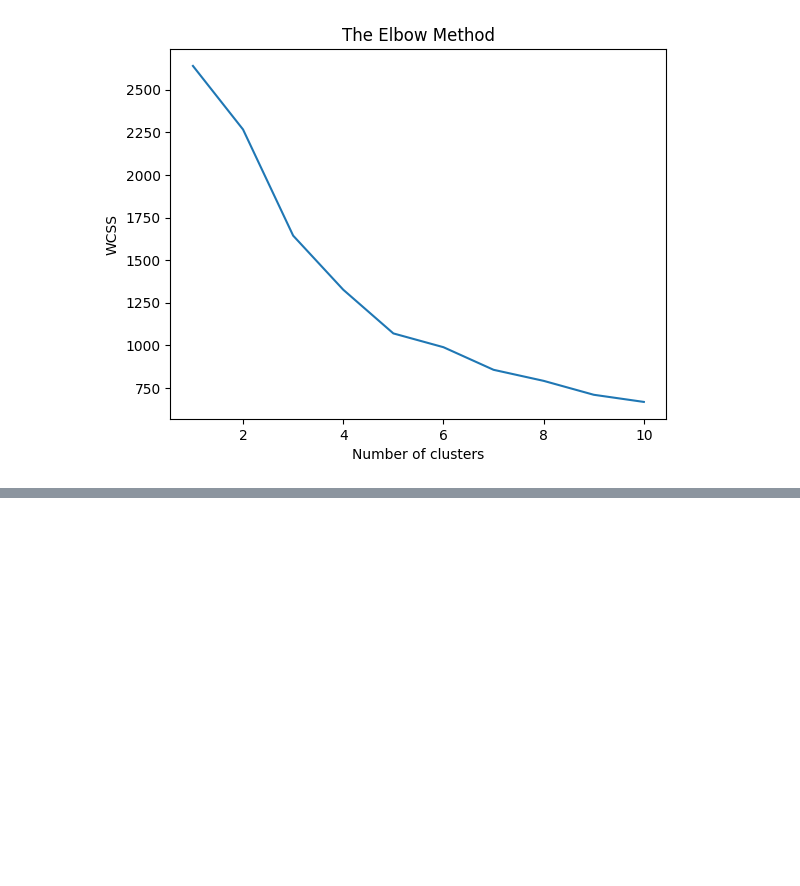
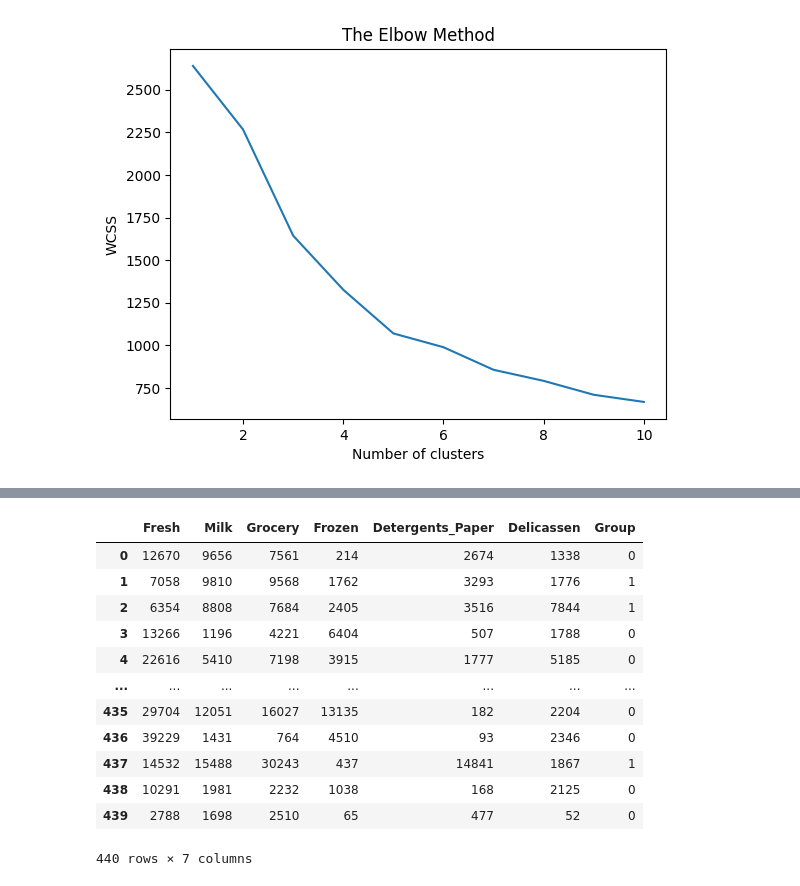
Before and after one commit to ChetanGoud77/AD-PYTHON, a Jupyter notebook: DAY_21.ipynb, the cells around one changed output, grey strips where cells are left out. Cells and saved outputs as stored; diff of their text form; code cells hidden in the pictures; blank space fills up the shorter version.

```diff
--- a/DAY_21.ipynb
+++ b/DAY_21.ipynb
@@ -345,3 +345,7 @@ plt.ylabel('WCSS')
 plt.show()
 # %% [output]
 [figure]
+# %%
+kmeans=KMeans(n_clusters=4,init='k-means++',random_state=77)
+groups=kmeans.fit_predict(x)
+print(groups)
@@ -347,0 +369,3 @@ plt.show()
+# %%
+group_num=pd.DataFrame(groups,columns=['Group'])
+group_num
@@ -347,0 +386,16 @@ plt.show()
+# %%
+pd.concat([df,group_num],axis=1)
+# %% [output]
+|  | Fresh | Milk | Grocery | Frozen | Detergents_Paper | Delicassen | Group |
+| 0 | 12670 | 9656 | 7561 | 214 | 2674 | 1338 | 0 |
+| 1 | 7058 | 9810 | 9568 | 1762 | 3293 | 1776 | 1 |
+| 2 | 6354 | 8808 | 7684 | 2405 | 3516 | 7844 | 1 |
+| 3 | 13266 | 1196 | 4221 | 6404 | 507 | 1788 | 0 |
+| 4 | 22616 | 5410 | 7198 | 3915 | 1777 | 5185 | 0 |
+| ... | ... | ... | ... | ... | ... | ... | ... |
+| 435 | 29704 | 12051 | 16027 | 13135 | 182 | 2204 | 0 |
+| 436 | 39229 | 1431 | 764 | 4510 | 93 | 2346 | 0 |
+| 437 | 14532 | 15488 | 30243 | 437 | 14841 | 1867 | 1 |
+| 438 | 10291 | 1981 | 2232 | 1038 | 168 | 2125 | 0 |
+| 439 | 2788 | 1698 | 2510 | 65 | 477 | 52 | 0 |
+440 rows × 7 columns
```
Also changed, not shown: parts of 3 cells of this notebook.
